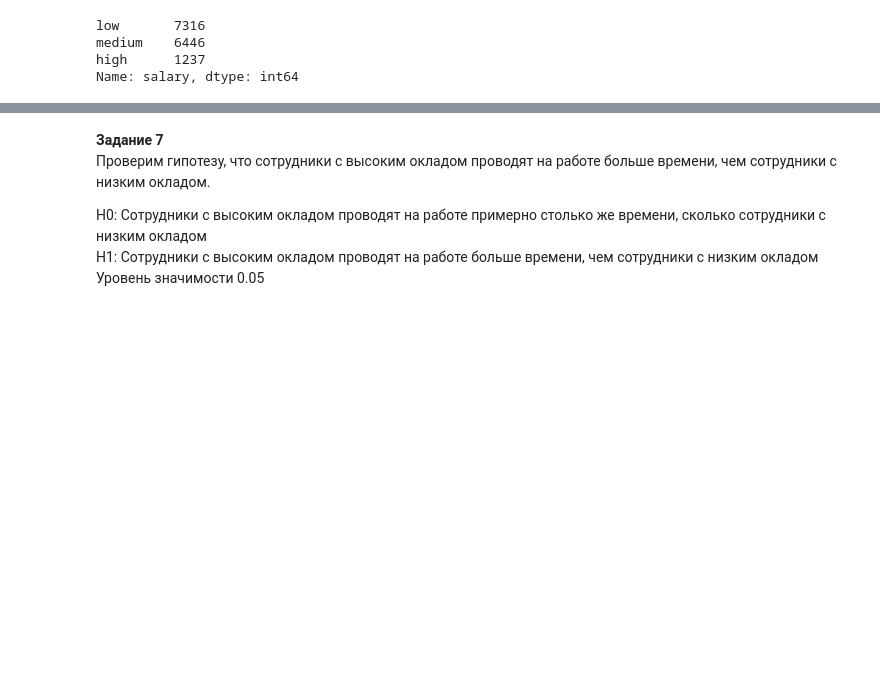
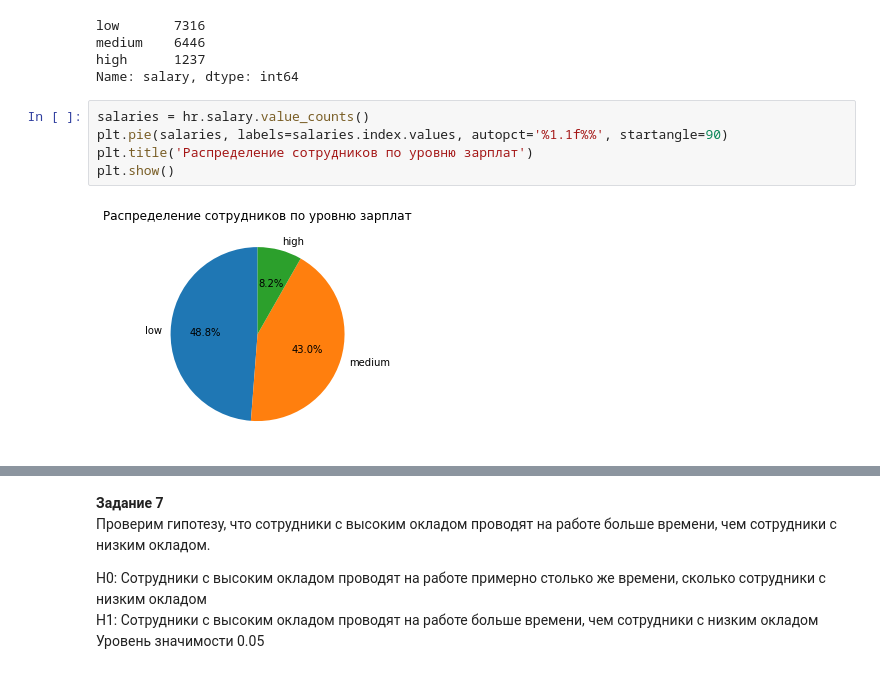
Before and after one commit to DmitrySukharev/PYDA, a Jupyter notebook: Diploma/PYDA_diploma_Sukharev.ipynb, the cells around one changed output, grey strips where cells are left out. Drawn from its saved outputs; the diff is of its cells as text; blank space fills up the shorter version.

```diff
--- a/Diploma/PYDA_diploma_Sukharev.ipynb
+++ b/Diploma/PYDA_diploma_Sukharev.ipynb
@@ -120,3 +131,10 @@ low       7316
 medium    6446
 high      1237
 Name: salary, dtype: int64
+# %%
+salaries = hr.salary.value_counts()
+plt.pie(salaries, labels=salaries.index.values, autopct='%1.1f%%', startangle=90)
+plt.title('Распределение сотрудников по уровню зарплат')
+plt.show()
+# %% [output]
+[figure, added]
```
Also changed, not shown: parts of 10 cells of this notebook.
